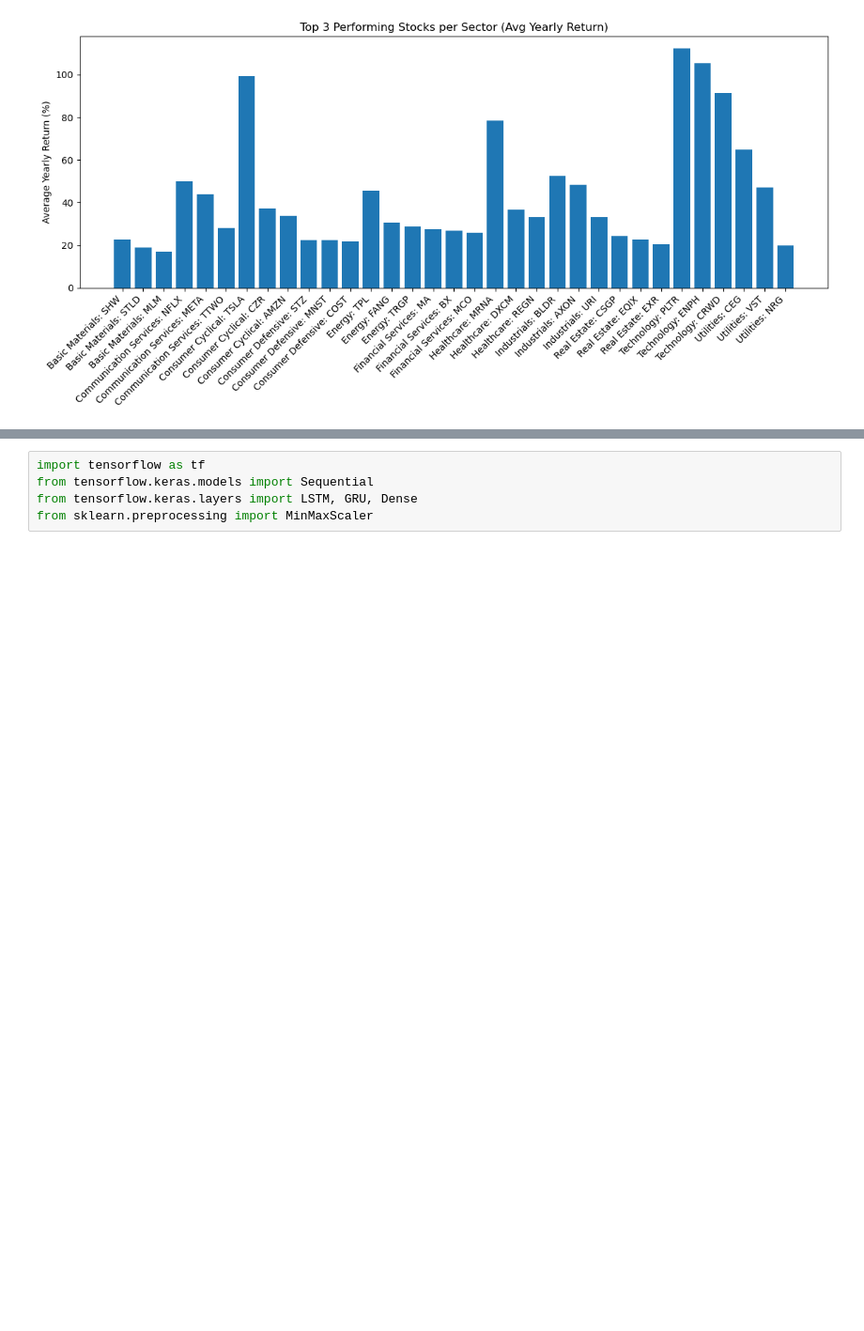
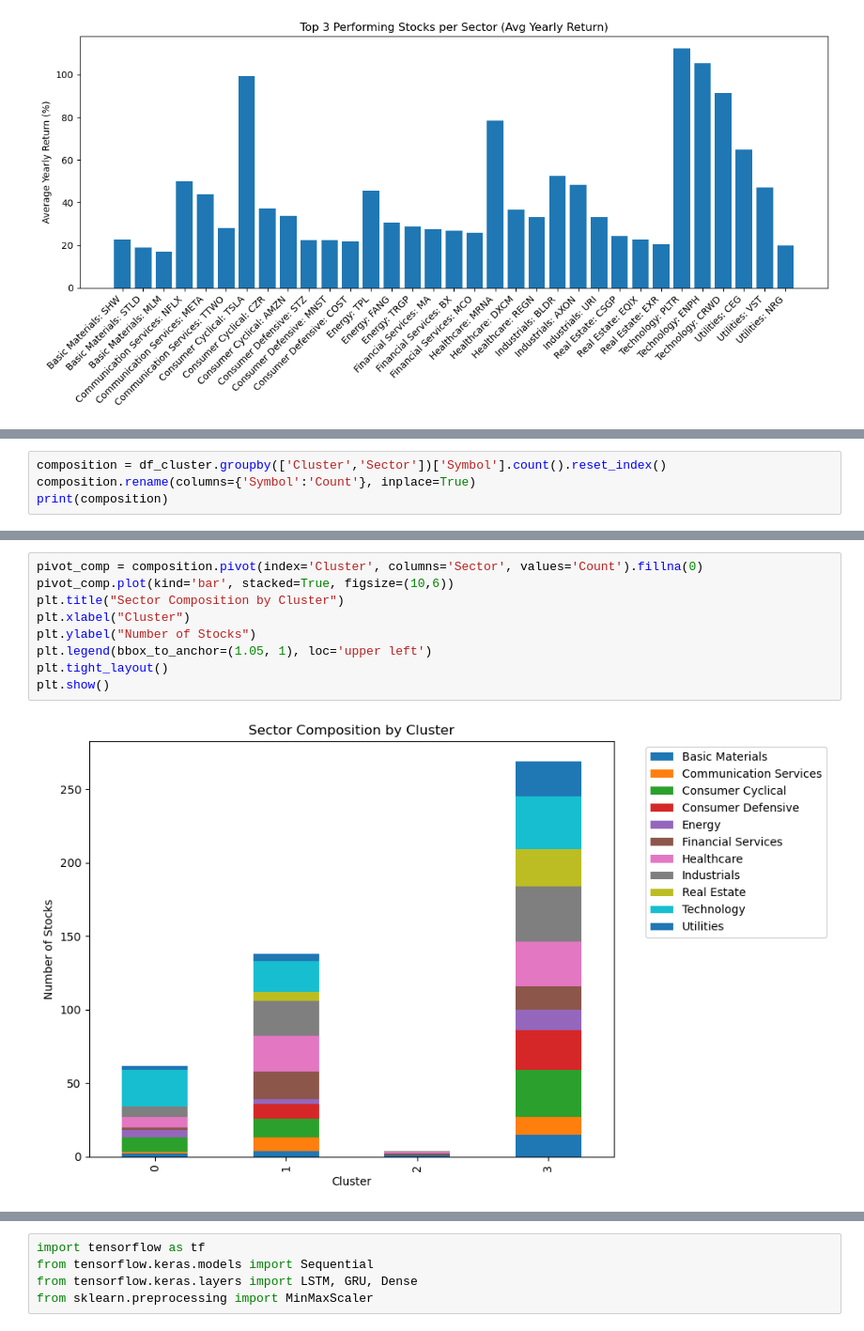
Before and after one commit to MBrozhko34/Data-Analytics-Coursework, a Jupyter notebook: CS910 S&P 500 Data Analysis.ipynb, the cells around one changed output, grey strips where cells are left out. Shown at 94% size. Drawn from its saved outputs; the diff is of its cells as text; blank space fills up the shorter version.

```diff
--- a/CS910 S&P 500 Data Analysis.ipynb
+++ b/CS910 S&P 500 Data Analysis.ipynb
@@ -487,0 +595,4 @@ plt.show()
+# %%
+composition = df_cluster.groupby(['Cluster','Sector'])['Symbol'].count().reset_index()
+composition.rename(columns={'Symbol':'Count'}, inplace=True)
+print(composition)
@@ -488 +631,12 @@ plt.show()
+# %%
+pivot_comp = composition.pivot(index='Cluster', columns='Sector', values='Count').fillna(0)
+pivot_comp.plot(kind='bar', stacked=True, figsize=(10,6))
+plt.title("Sector Composition by Cluster")
+plt.xlabel("Cluster")
+plt.ylabel("Number of Stocks")
+plt.legend(bbox_to_anchor=(1.05, 1), loc='upper left')
+plt.tight_layout()
+plt.show()
+# %% [output]
+[figure, added]
 # %% [markdown]
```
Also changed, not shown: parts of 11 cells of this notebook.
